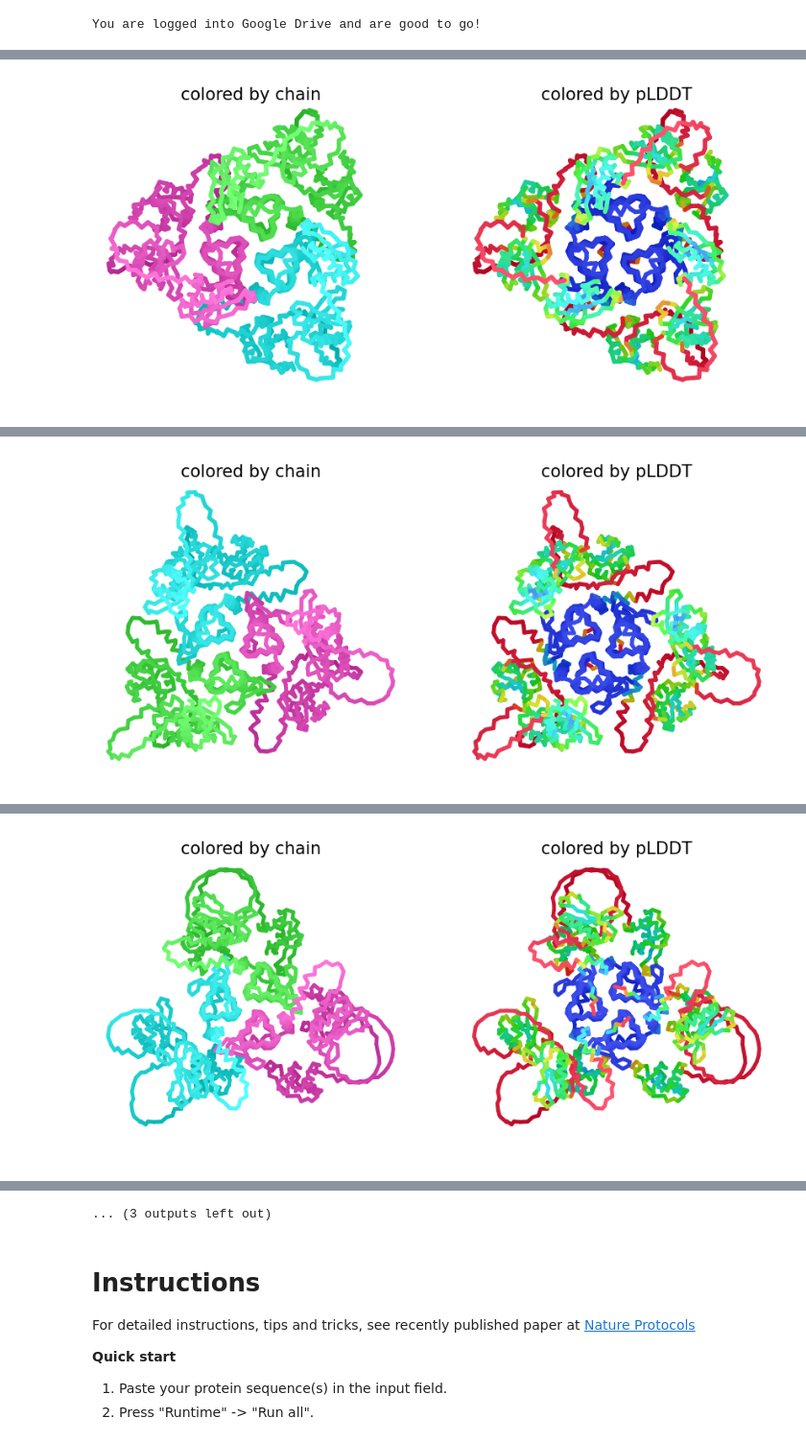
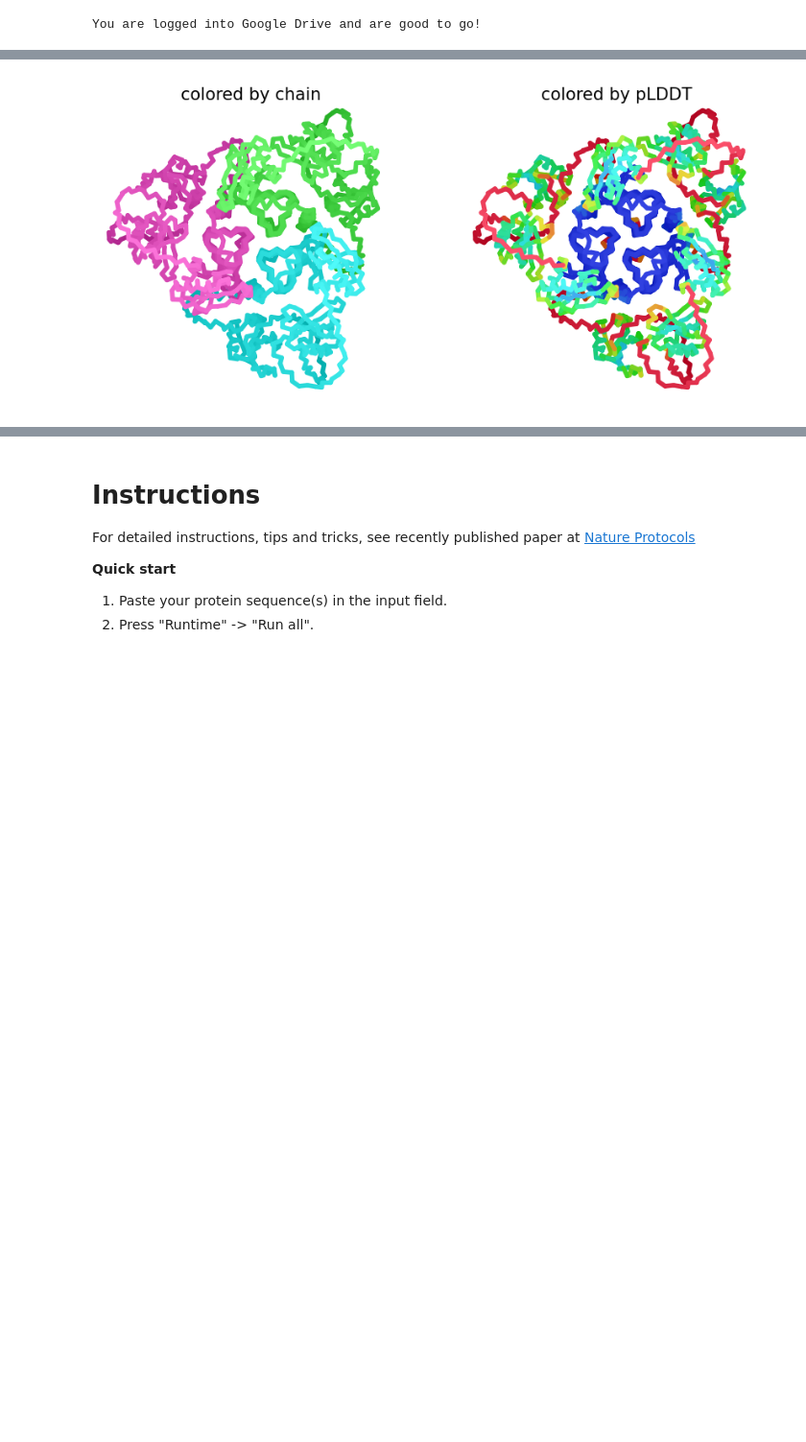
Before and after one commit to yilongzhao1122/ESMFold_practice, a Jupyter notebook: AlphaFold2.ipynb, the cells around one changed output, grey strips where cells are left out. Shown: that part at 96% size. Cells and saved outputs as stored; diff of their text form; code cells hidden in the pictures; blank space fills up the shorter version.

```diff
--- a/AlphaFold2.ipynb
+++ b/AlphaFold2.ipynb
@@ -197,7 +197,7 @@ save_all = True #@param {type:"boolean"}
 save_recycles = True #@param {type:"boolean"}
 save_to_google_drive = True #@param {type:"boolean"}
 #@markdown -  if the save_to_google_drive option was selected, the result zip will be uploaded to your Google Drive
-dpi = 200 #@param {type:"integer"}
+dpi = 1200 #@param {type:"integer"}
 #@markdown - set dpi for image resolution
 
 if save_to_google_drive:
@@ -287,13 +287,13 @@ results = run(
     num_relax=num_relax,
     msa_mode=msa_mode,
     model_type=model_type,
-    num_models=5,
+    num_models=1,
     num_recycles=num_recycles,
     relax_max_iterations=relax_max_iterations,
     recycle_early_stop_tolerance=recycle_early_stop_tolerance,
     num_seeds=num_seeds,
     use_dropout=use_dropout,
-    model_order=[1,2,3,4,5],
+    model_order=[1],
     is_complex=is_complex,
     data_dir=Path("."),
     keep_existing_results=False,
@@ -332 +332 @@ os.system(f"zip -r {results_zip} {jobname}")
-[figure, old version]
+[figure, new version]
@@ -341 +335,0 @@ os.system(f"zip -r {results_zip} {jobname}")
-[figure, removed]
@@ -350 +335,0 @@ os.system(f"zip -r {results_zip} {jobname}")
-[figure, removed]
@@ -360,4 +336,3 @@ os.system(f"zip -r {results_zip} {jobname}")
-... (3 outputs left out)
 # %%
 #@title Display 3D structure {run: "auto"}
 import py3Dmol
```
Also changed, not shown: parts of 3 cells of this notebook.
